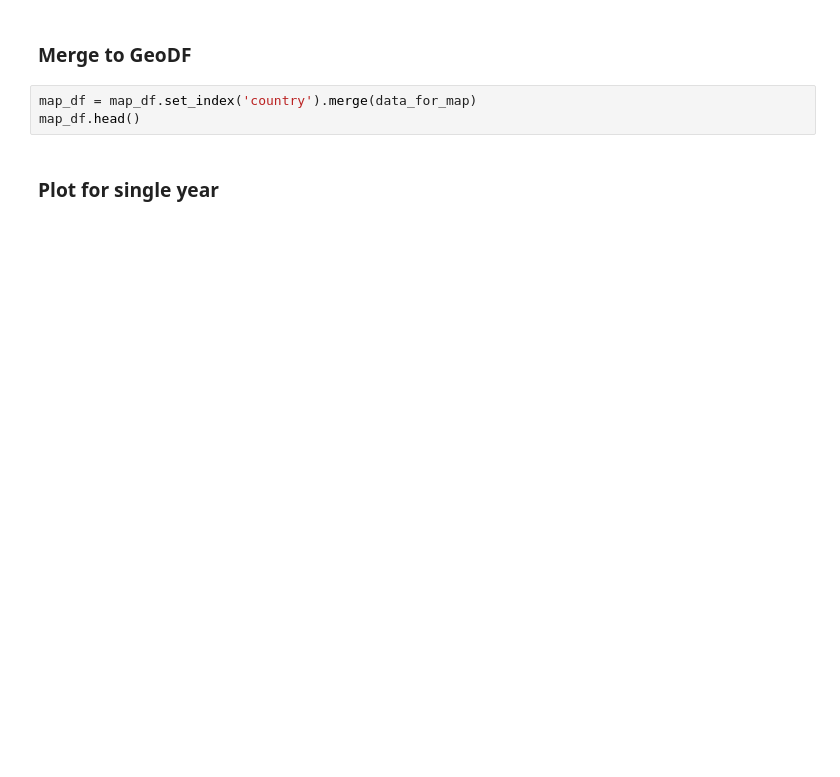
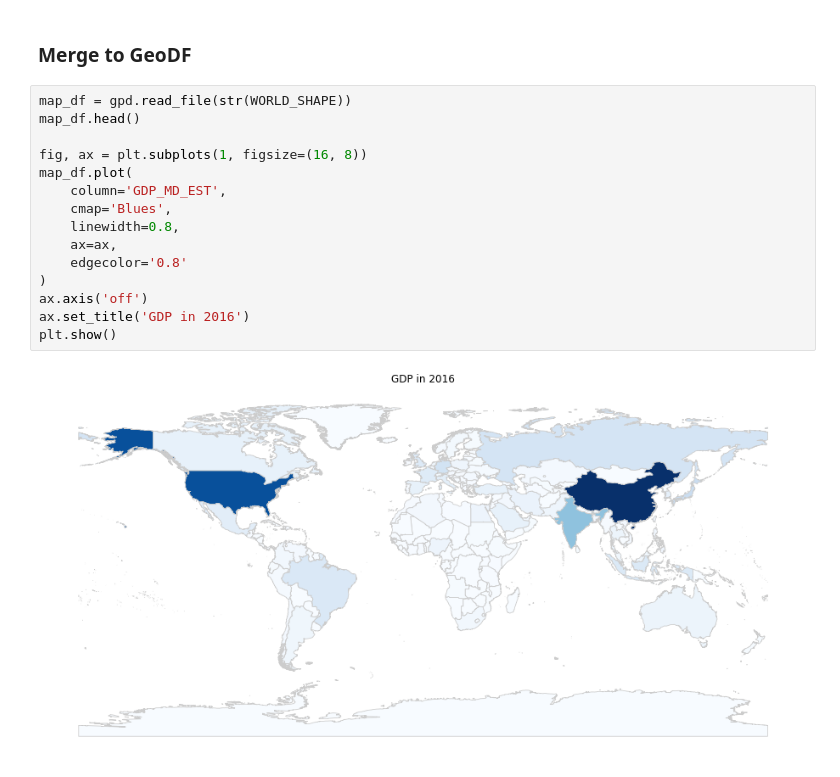
Before and after one commit to shep312/visualisations, a Jupyter notebook: world_gdp_and_population/gpd_and_pop_vis.ipynb, the cells around one changed output. Drawn from its saved outputs; the diff is of its cells as text; blank space fills up the shorter version.

```diff
--- a/world_gdp_and_population/gpd_and_pop_vis.ipynb
+++ b/world_gdp_and_population/gpd_and_pop_vis.ipynb
@@ -55,7 +172,19 @@ pop_df = clean_df(pop_df)
 # %% [markdown]
 ### Merge to GeoDF
-# %%
-map_df = map_df.set_index('country').merge(data_for_map)
-map_df.head()
-# %% [markdown]
-### Plot for single year
+# %%
+map_df = gpd.read_file(str(WORLD_SHAPE))
+map_df.head()
+
+fig, ax = plt.subplots(1, figsize=(16, 8))
+map_df.plot(
+    column='GDP_MD_EST',
+    cmap='Blues',
+    linewidth=0.8,
+    ax=ax,
+    edgecolor='0.8'
+)
+ax.axis('off')
+ax.set_title('GDP in 2016')
+plt.show()
+# %% [output]
+[figure, added]
```
Also changed, not shown: parts of 20 cells of this notebook, 7 other files.
